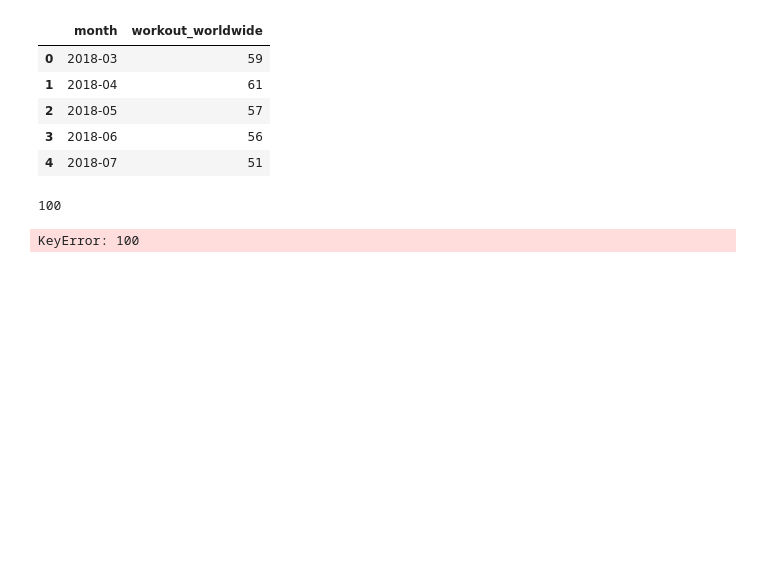
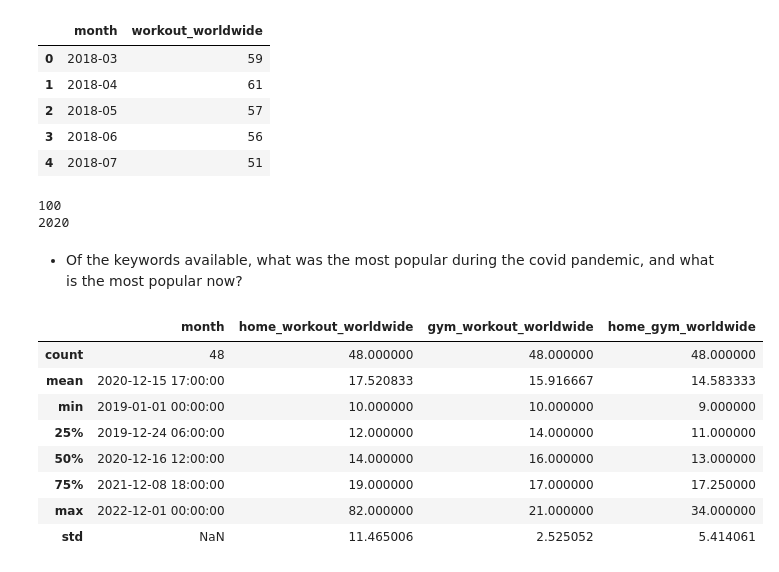
Before and after one commit to Nawel-Bellil/AI, a Jupyter notebook: fitness_studio/workspace/market-analysis.ipynb, the cells around one changed output. Drawn from its saved outputs; the diff is of its cells as text; code cells hidden in the pictures; blank space fills up the shorter version.

```diff
--- a/fitness_studio/workspace/market-analysis.ipynb
+++ b/fitness_studio/workspace/market-analysis.ipynb
@@ -63,7 +65,29 @@ workout_df.head()
 # %%
 workout_peak = workout_df['workout_worldwide'].max()
 print(workout_peak)
-#year_str = workout_df
+year_str = workout_df[workout_df['workout_worldwide']==workout_peak]
+year_str = year_str['month'].str[:4].iloc[0]
+print(year_str)
 # %% [output]
 100
+2020
-KeyError: 100
+# %% [markdown]
+- Of the keywords available, what was the most popular during the covid pandemic, and what is the most popular now?
+# %%
+three_keywords = pd.read_csv('C:/Users/Morsi Store DZ/AI/fitness_studio/workspace/data/three_keywords.csv',parse_dates=['month'])
+#print(type(three_keywords))
+three_keywords.head()
+#time = pd.to_datetime(three_keywords['month'])
+covid_three_keywords = three_keywords[(three_keywords['month']>='2019-01-01') & (three_keywords['month']<='2022-12-01')]
+#covid_three_keywords.head()
+covid_three_keywords.describe()
+# %% [output]
+|  | month | home_workout_worldwide | gym_workout_worldwide | home_gym_worldwide |
+| count | 48 | 48.000000 | 48.000000 | 48.000000 |
+| mean | 2020-12-15 17:00:00 | 17.520833 | 15.916667 | 14.583333 |
+| min | 2019-01-01 00:00:00 | 10.000000 | 10.000000 | 9.000000 |
+| 25% | 2019-12-24 06:00:00 | 12.000000 | 14.000000 | 11.000000 |
+| 50% | 2020-12-16 12:00:00 | 14.000000 | 16.000000 | 13.000000 |
+| 75% | 2021-12-08 18:00:00 | 19.000000 | 17.000000 | 17.250000 |
+| max | 2022-12-01 00:00:00 | 82.000000 | 21.000000 | 34.000000 |
+| std | NaN | 11.465006 | 2.525052 | 5.414061 |
```
Also changed, not shown: parts of 3 cells of this notebook.
